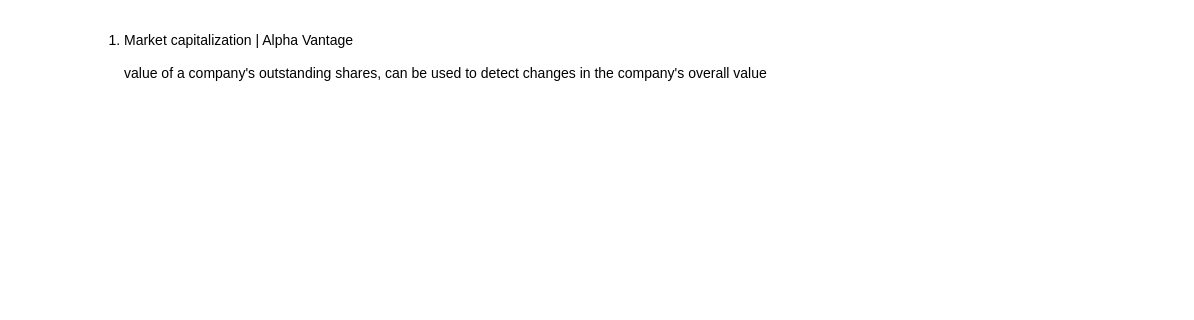
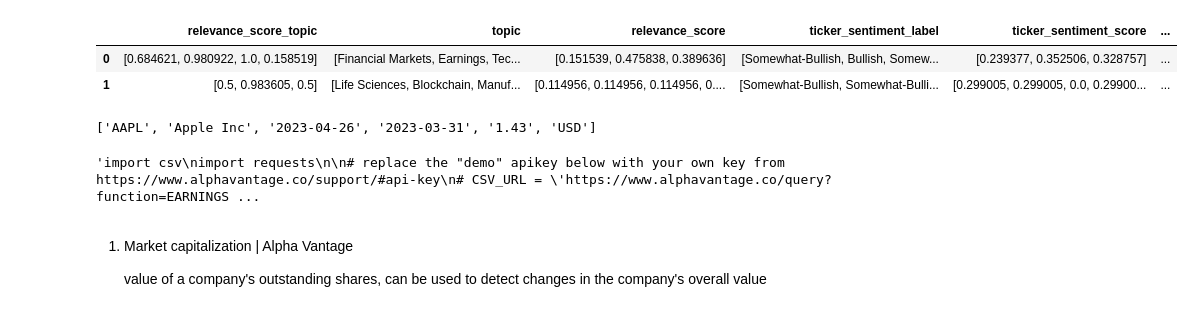
Before and after one commit to auringonnousu/bouillon, a Jupyter notebook: api_requests.ipynb, the cells around one changed output. Drawn from its saved outputs; the diff is of its cells as text; code cells hidden in the pictures; blank space fills up the shorter version.

```diff
--- a/api_requests.ipynb
+++ b/api_requests.ipynb
@@ -32,8 +43,27 @@ df2.head(2)
+# %%
+df_news = df_news[['relevance_score_topic','topic','relevance_score', 'ticker_sentiment_label','ticker_sentiment_score', 'overall_sentiment_label', 'overall_sentiment_score'  ]]
+df_news.head(2)
+# %% [output]
+|  | relevance_score_topic | topic | relevance_score | ticker_sentiment_label | ticker_sentiment_score | ... |
+| 0 | [0.684621, 0.980922, 1.0, 0.158519] | [Financial Markets, Earnings, Tec... | [0.151539, 0.475838, 0.389636] | [Somewhat-Bullish, Bullish, Somew... | [0.239377, 0.352506, 0.328757] | ... |
+| 1 | [0.5, 0.983605, 0.5] | [Life Sciences, Blockchain, Manuf... | [0.114956, 0.114956, 0.114956, 0.... | [Somewhat-Bullish, Somewhat-Bulli... | [0.299005, 0.299005, 0.0, 0.29900... | ... |
 # %%
 # df.set_index('Date', inplace=True)
 df = df.reset_index(level=0)
+# %%
+
+with requests.Session() as s:
+    download = s.get(CSV_URL)
+    decoded_content = download.content.decode('utf-8')
+    cr = csv.reader(decoded_content.splitlines(), delimiter=',')
+    my_list = list(cr)
+    for row in my_list:
+        if row[0] == symbol:
+            print(row)
+# %% [output]
+['AAPL', 'Apple Inc', '2023-04-26', '2023-03-31', '1.43', 'USD']
 # %%
-import csv
+'''import csv
 import requests
 
 # replace the "demo" apikey below with your own key from https://www.alphavantage.co/support/#api-key
@@ -45,7 +75,9 @@ with requests.Session() as s:
     cr = csv.reader(decoded_content.splitlines(), delimiter=',')
     my_list = list(cr)
     for row in my_list:
-        print(row)
+        print(row)'''
+# %% [output]
+'import csv\nimport requests\n\n# replace the "demo" apikey below with your own key from https://www.alphavantage.co/support/#api-key\n# CSV_URL = \'https://www.alphavantage.co/query?function=EARNINGS ...
 # %% [markdown]
 1. Market capitalization | Alpha Vantage
 
```
Also changed, not shown: parts of 24 cells of this notebook.
